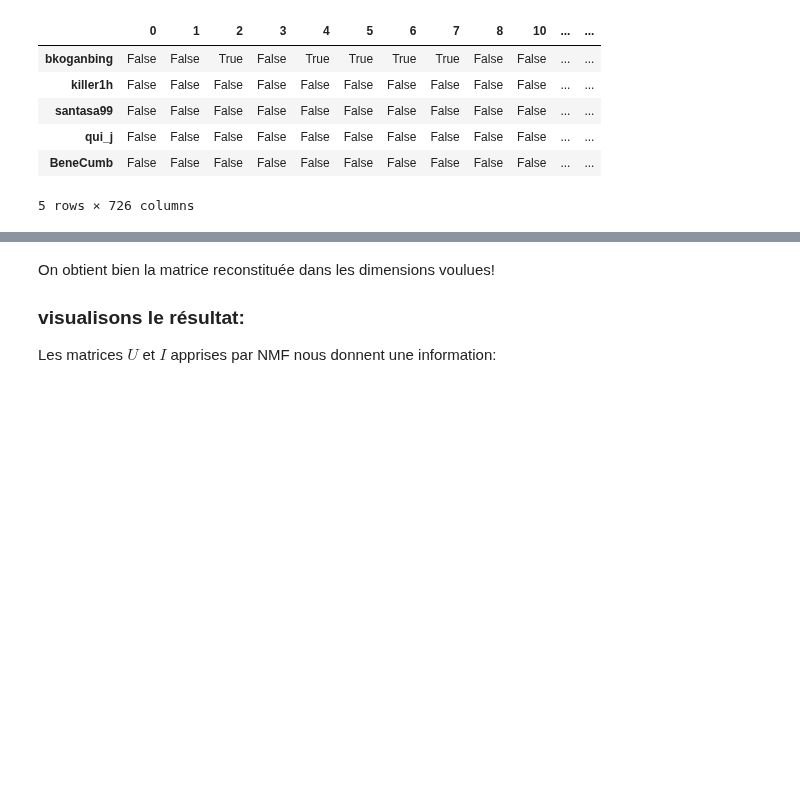
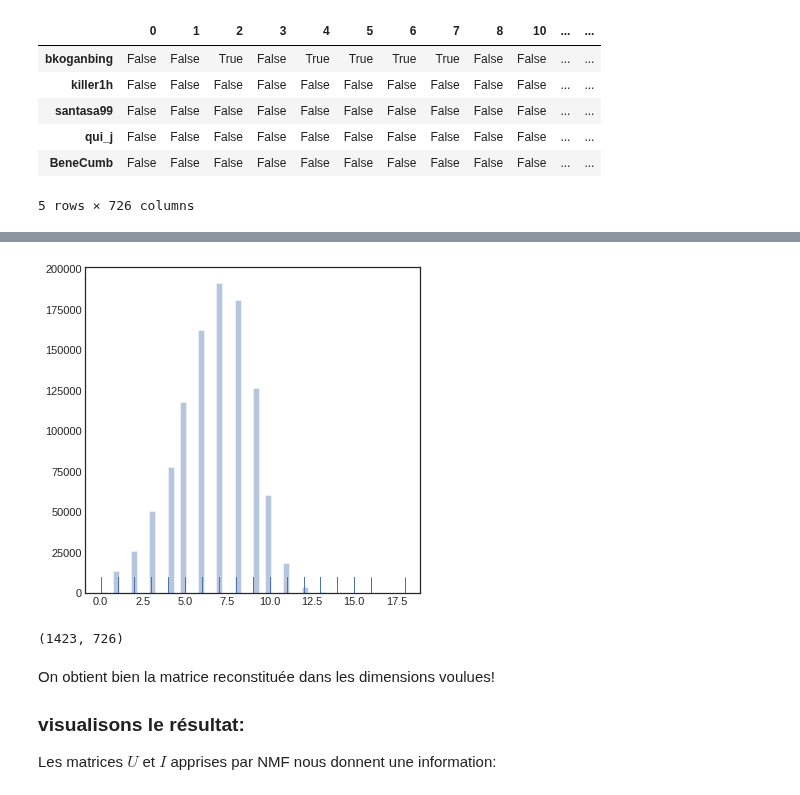
Before and after one commit to ismaelbonneau/movie_recommender, a Jupyter notebook: collaborative_filtering_1.ipynb, the cells around one changed output, grey strips where cells are left out. Cells and saved outputs as stored; diff of their text form; code cells hidden in the pictures; blank space fills up the shorter version.

```diff
--- a/collaborative_filtering_1.ipynb
+++ b/collaborative_filtering_1.ipynb
@@ -258,3 +299,13 @@ plt.show()
+# %%
+plt.figure(figsize=(6,6))
+sns.distplot(xptdr.flatten(), kde=False, rug=True)
+plt.show()
+# %% [output]
+[figure, added]
+# %%
+df.values.shape
+# %% [output]
+(1423, 726)
 # %% [markdown]
 On obtient bien la matrice reconstituée dans les dimensions voulues!
 
```
Also changed, not shown: parts of 7 cells of this notebook.
